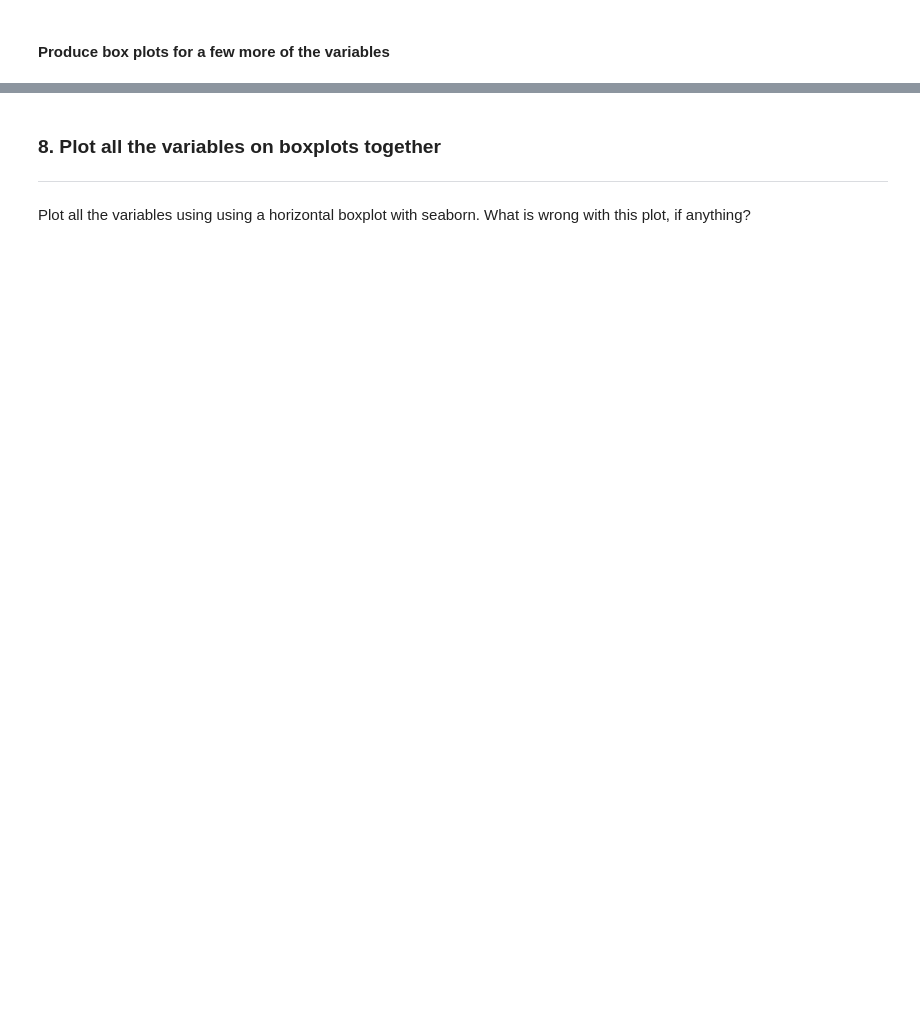
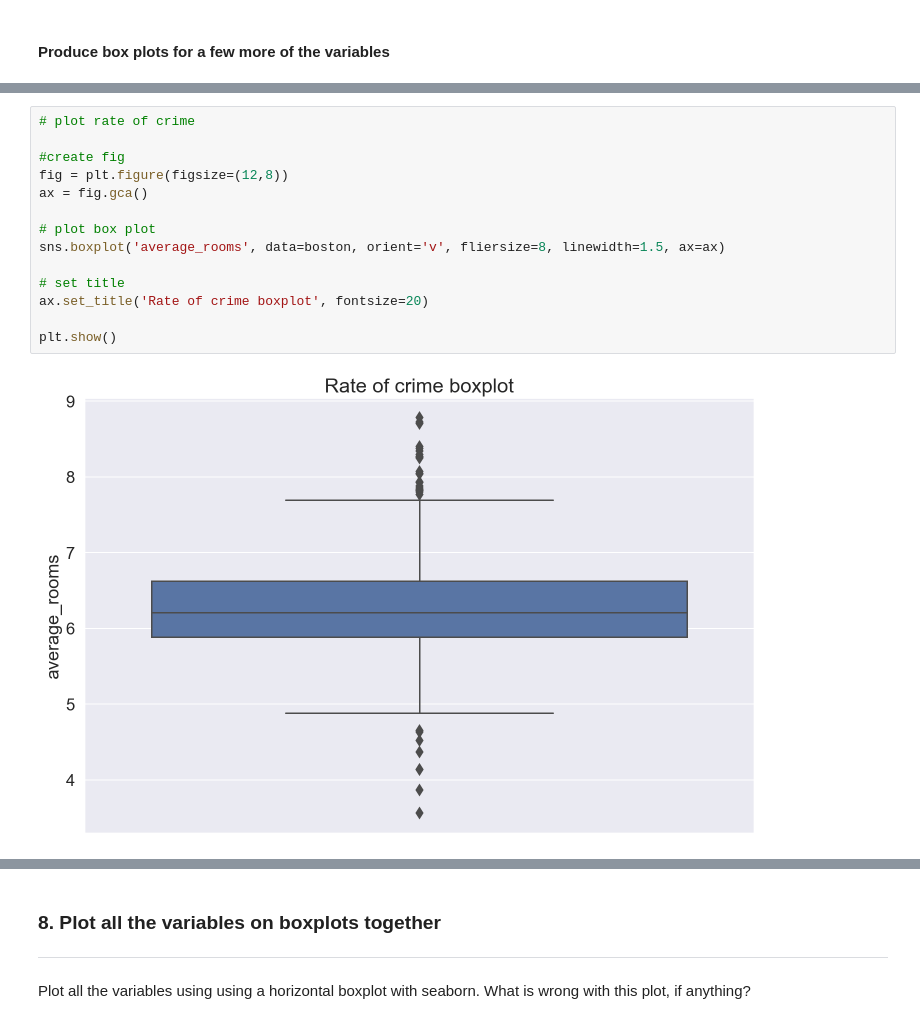
Before and after one commit to AbdullahMu/pandas-eda-walkthrough, a Jupyter notebook: basic-eda-walkthrough-starter-code.ipynb, the cells around one changed output, grey strips where cells are left out. Cells and saved outputs as stored; diff of their text form; blank space fills up the shorter version.

```diff
--- a/basic-eda-walkthrough-starter-code.ipynb
+++ b/basic-eda-walkthrough-starter-code.ipynb
@@ -287,0 +546,16 @@ plt.show()
+# %%
+# plot rate of crime
+
+#create fig
+fig = plt.figure(figsize=(12,8))
+ax = fig.gca()
+
+# plot box plot
+sns.boxplot('average_rooms', data=boston, orient='v', fliersize=8, linewidth=1.5, ax=ax)
+
+# set title
+ax.set_title('Rate of crime boxplot', fontsize=20)
+
+plt.show()
+# %% [output]
+[figure, added]
```
Also changed, not shown: parts of 45 cells of this notebook, 1 other file.
